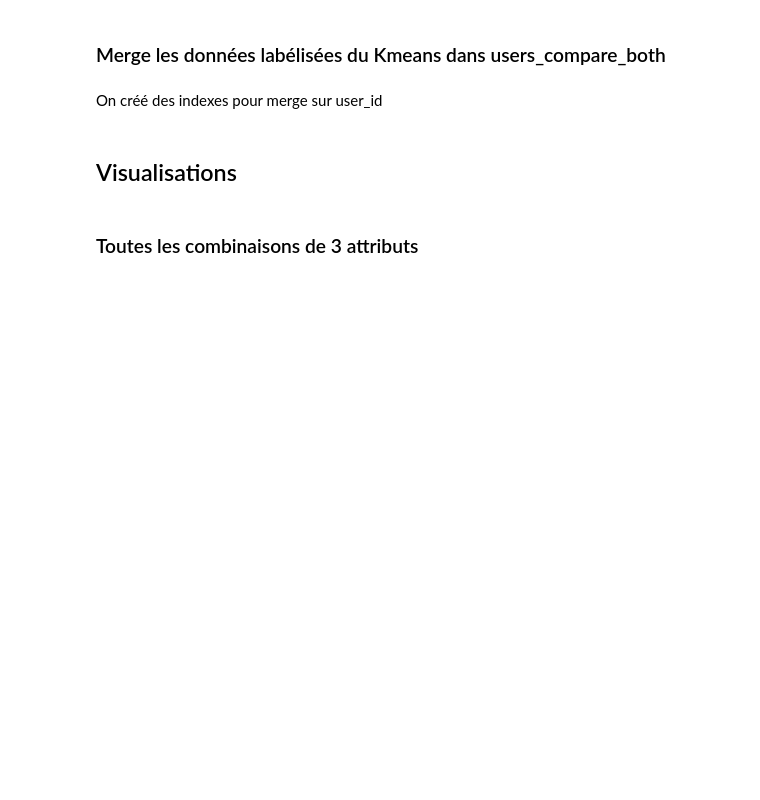
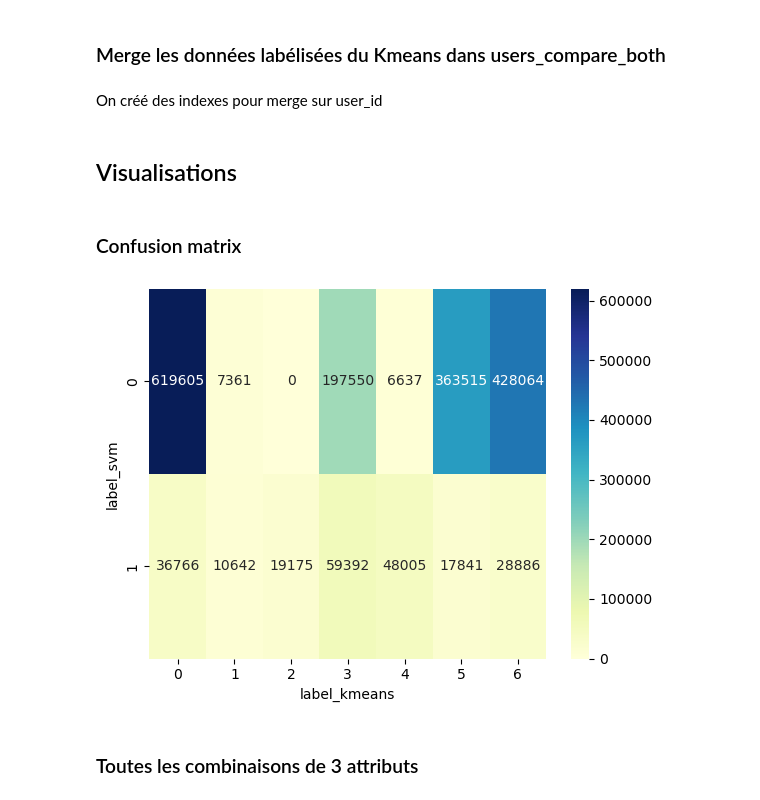
Before and after one commit to Antoine-ValentinCharpentier/Tweet-Analysis, a Jupyter notebook: scripts/utils/CompareBoth.ipynb, the cells around one changed output. Drawn from its saved outputs; the diff is of its cells as text; code cells hidden in the pictures; blank space fills up the shorter version.

Commit message:
:sparkles: confusion matrix compare kmeans svm

```diff
--- a/scripts/utils/CompareBoth.ipynb
+++ b/scripts/utils/CompareBoth.ipynb
@@ -82,6 +83,23 @@ pipeline = [
 user_predicted_kmeans_collection.aggregate(pipeline)
 # %% [markdown]
 ## Visualisations
+# %% [markdown]
+### Confusion matrix
+# %%
+# Créer une matrice de confusion
+confusion_matrix = pd.crosstab(users['label_svm'], users['label_kmeans'])
+
+# Créer une heatmap à partir de la matrice de confusion
+sns.heatmap(confusion_matrix, annot=True, cmap='YlGnBu', fmt='d')
+
+# Configurer les étiquettes des axes
+plt.xlabel('label_kmeans')
+plt.ylabel('label_svm')
+
+# Afficher la heatmap
+plt.show()
+# %% [output]
+[figure, added]
 # %% [markdown]
 ### Toutes les combinaisons de 3 attributs
 # %%
```
Also changed, not shown: parts of 3 cells of this notebook.
